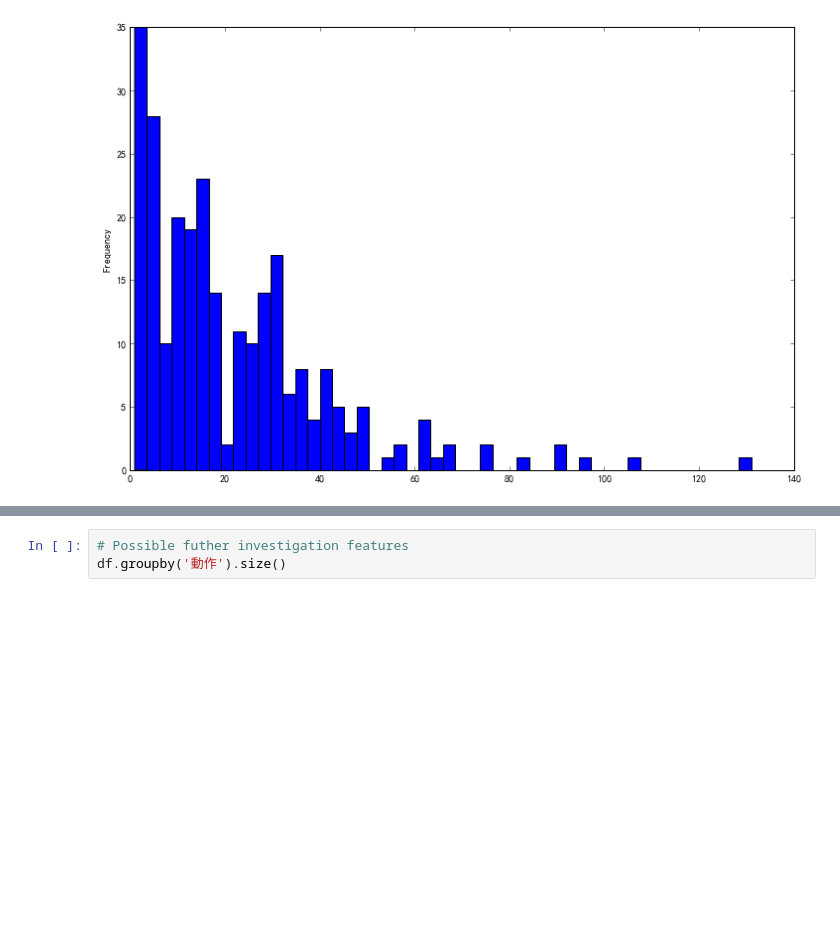
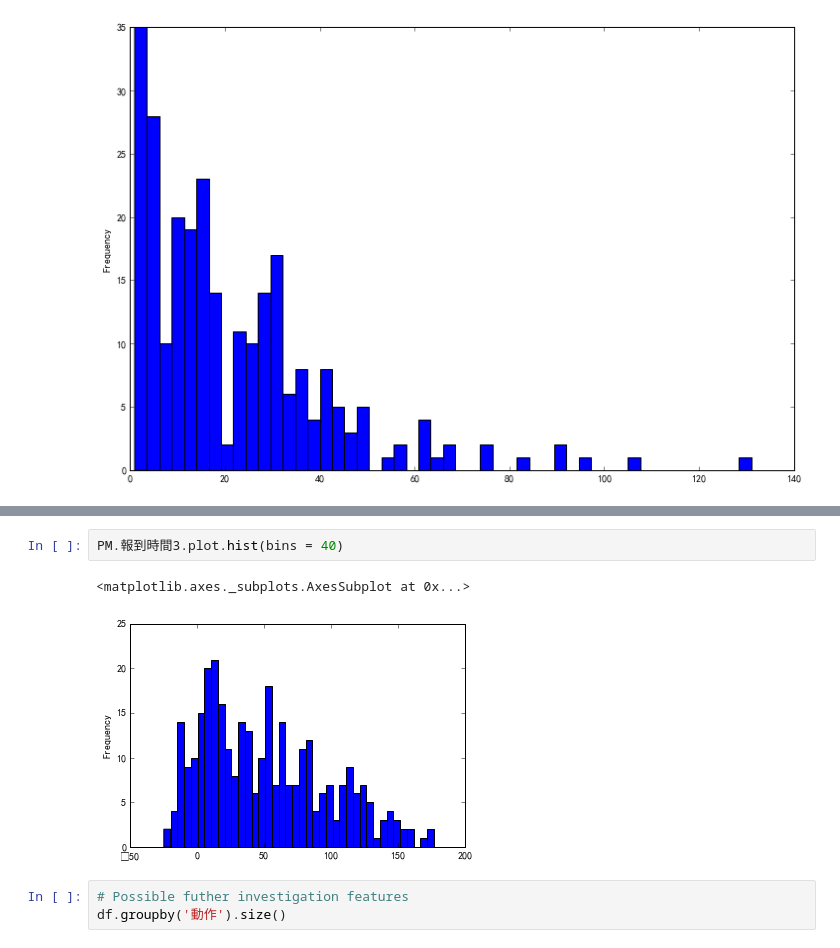
Before and after one commit to t0mst0ne/OPD_waiting, a Jupyter notebook: OPD 門診叫號 分佈.ipynb, the cells around one changed output, grey strips where cells are left out. Saved outputs shown, nothing was run; the diff lists cells and outputs as text; blank space fills up the shorter version.

```diff
--- a/OPD 門診叫號 分佈.ipynb
+++ b/OPD 門診叫號 分佈.ipynb
@@ -116,6 +123,11 @@ df4[df4.午別.str.contains('下') ] [['報到時間3','等候時間']].plot.sca
 <matplotlib.axes._subplots.AxesSubplot at 0x...>
 [figure]
 [figure]
+# %%
+PM.報到時間3.plot.hist(bins = 40)
+# %% [output]
+<matplotlib.axes._subplots.AxesSubplot at 0x...>
+[figure, added]
 # %%
 # Possible futher investigation features
 df.groupby('動作').size()
```
Also changed, not shown: parts of 6 cells of this notebook, 1 other file.
